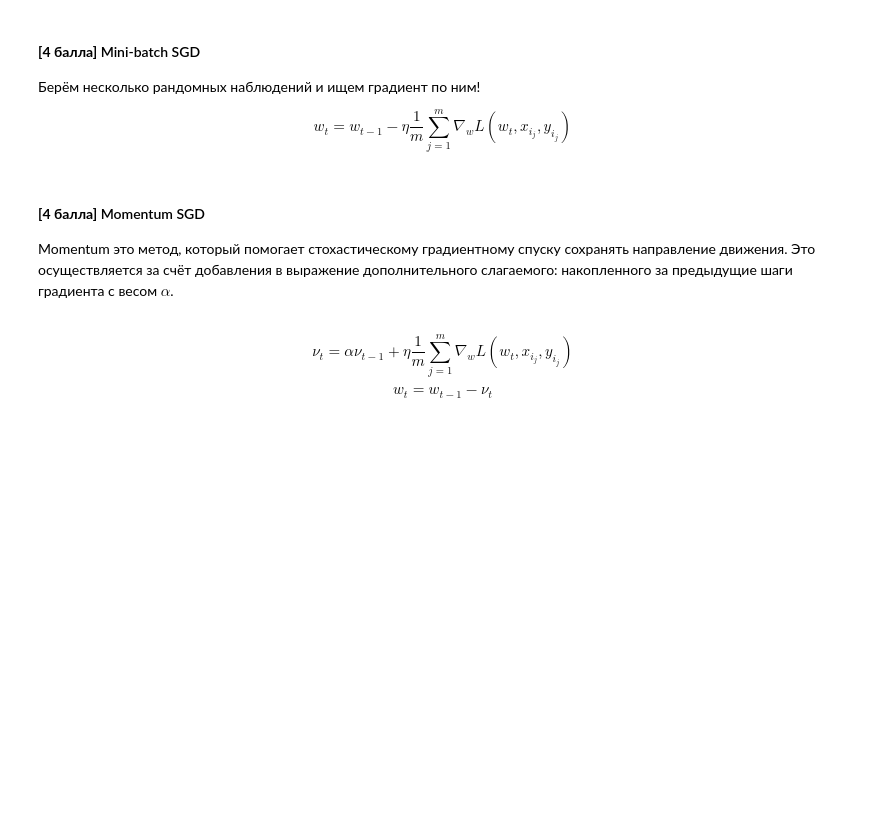
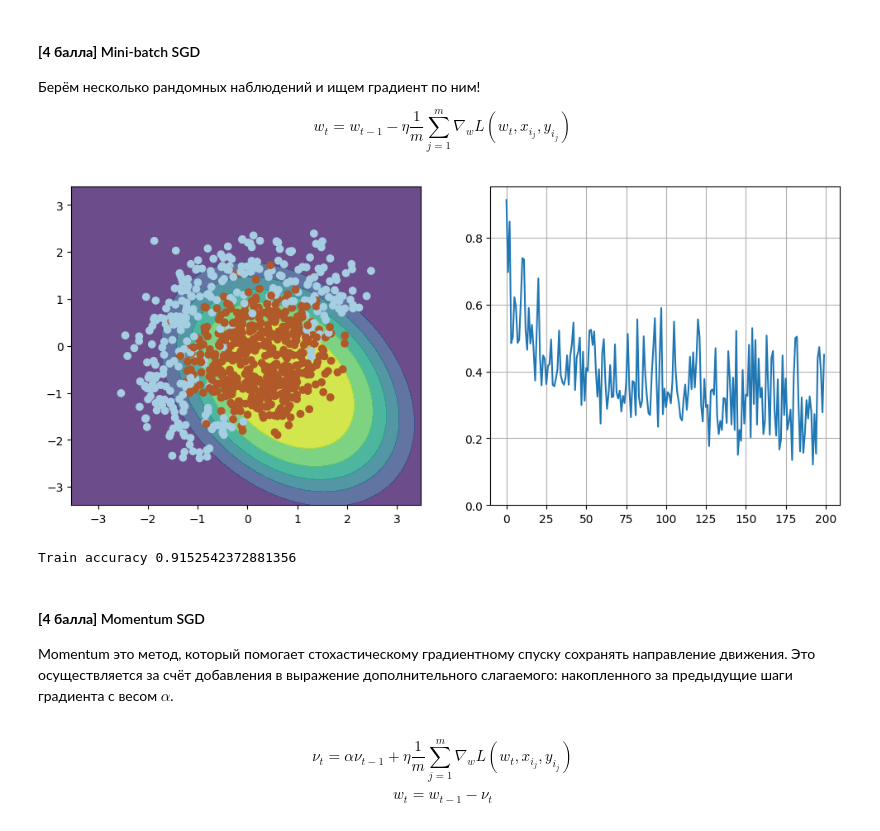
Before and after one commit to IYuminov/yet_another_math_for_DS, a Jupyter notebook: hw/math_base_hw02_part02.ipynb, the cells around one changed output. Cells and saved outputs as stored; diff of their text form; code cells hidden in the pictures; blank space fills up the shorter version.

```diff
--- a/hw/math_base_hw02_part02.ipynb
+++ b/hw/math_base_hw02_part02.ipynb
@@ -118,7 +102,7 @@ def probability(X, w):
     :param w: вектор весов [6]
     :returns: вектор вероятностей
     """
-    prob = 1 / (1 + np.exp(-(np.dot(w, X))))
+    prob = 1 / (1 + np.exp(-(np.dot(X, w))))
     return prob
 # %% [markdown]
 __[2 балла]__ Для логистической регрессии оптимальный параметр находится минимизацией кросс-энтропии:
@@ -143,6 +127,9 @@ def compute_grad(X, y, w):
     """
     Находит значение градиента.
     """
+    P = probability(X, w)
+    gradients = np.dot(X.T, (P - y)) / X.shape[0]
+    return gradients
 # %% [markdown]
 Функция ниже предназначена для визуализации процесса обучения.
 # %%
@@ -155,6 +142,7 @@ xx, yy = np.meshgrid(np.arange(x_min, x_max, h), np.arange(y_min, y_max, h))
 
 def visualize(X, y, w, history):
     """С помощью магии matplolib выдаёт красоты результатов классификации"""
+    plt.figure(figsize=(12, 5))
     Z = probability(expand(np.c_[xx.ravel(), yy.ravel()]), w)
     Z = Z.reshape(xx.shape)
     plt.subplot(1, 2, 1)
@@ -170,6 +158,16 @@ def visualize(X, y, w, history):
     plt.ylim(0, ymax)
     display.clear_output(wait=True)
     plt.show()
+
+def accuracy(y_pred, y_test):
+
+    for j, i in enumerate(y_pred):
+        if i < 0.5:
+            y_pred[j]=0
+        else:
+            y_pred[j]=1
+
+    return np.mean(y_pred == y_test)
 # %%
 # убедитесь, что у вас она работает, запустив код ниже
 # (он отработает если вы верно реализовали expend и probability)
@@ -185,24 +185,27 @@ visualize(X, y, dummy_weights, [0.5, 0.5, 0.25])
 $$ w_t = w_{t-1} - \eta \dfrac{1}{m} \sum_{j=1}^m \nabla_w L(w_t, x_{i_j}, y_{i_j}) $$
 # %%
 np.random.seed(42)
+
 w = np.array([0, 0, 0, 0, 0, 1])
+eta = 0.05
+n_iter = 200
+batch_size = 5
+loss = np.zeros(n_iter)
 
-eta = 0.05
-alpha = 0.9
-nu = np.zeros_like(w)
+for iter in range(n_iter):
+    index_batch = np.random.choice(len(y), batch_size)
+    X_train_batch = X_train[index_batch]
+    y_batch = y[index_batch]
+    loss[iter] = compute_loss(X_train_batch, y_batch, w)
+    gradient = compute_grad(X_train_batch, y_batch, w)
+    w = w - (eta * gradient)
 
-n_iter = 100
-batch_size = 4
-loss = np.zeros(n_iter)
-plt.figure(figsize=(12, 5))
+visualize(X_train, y, w, loss)
 
-for i in range(n_iter):
-
-    # your code here
-    # ヾ(๑╹◡╹)ﾉ
-
-visualize(X, y, w, loss)
-plt.clf()
+print('Train accuracy', accuracy(probability(X_train, w), y))
+# %% [output]
+[figure, added]
+Train accuracy 0.9152542372881356
 # %% [markdown]
 #### __[4 балла]__ Momentum SGD
 
```
Also changed, not shown: parts of 13 cells of this notebook.
